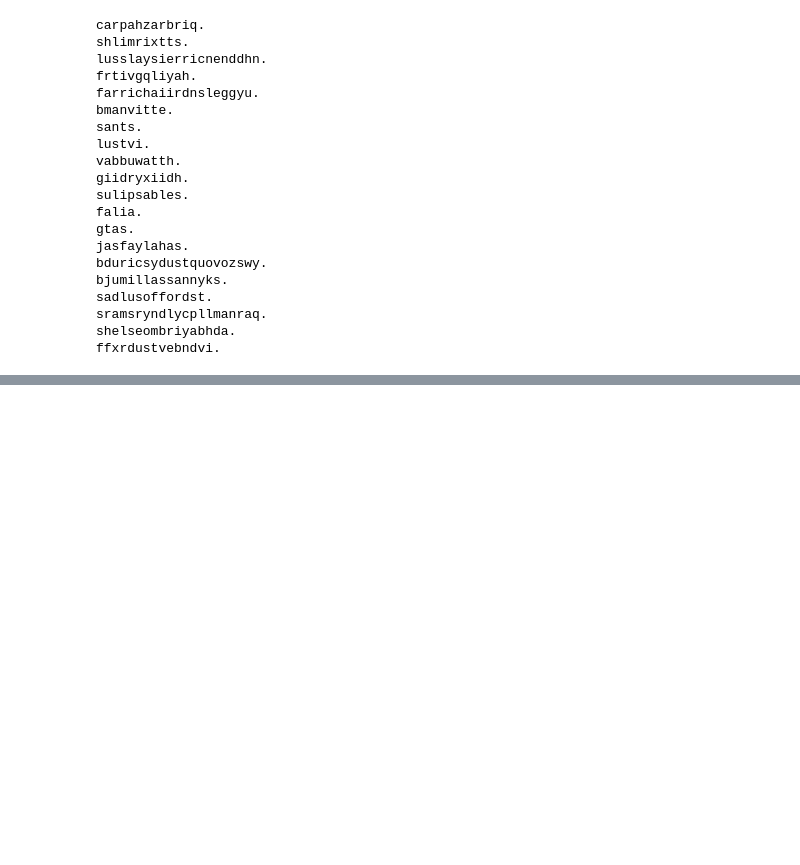
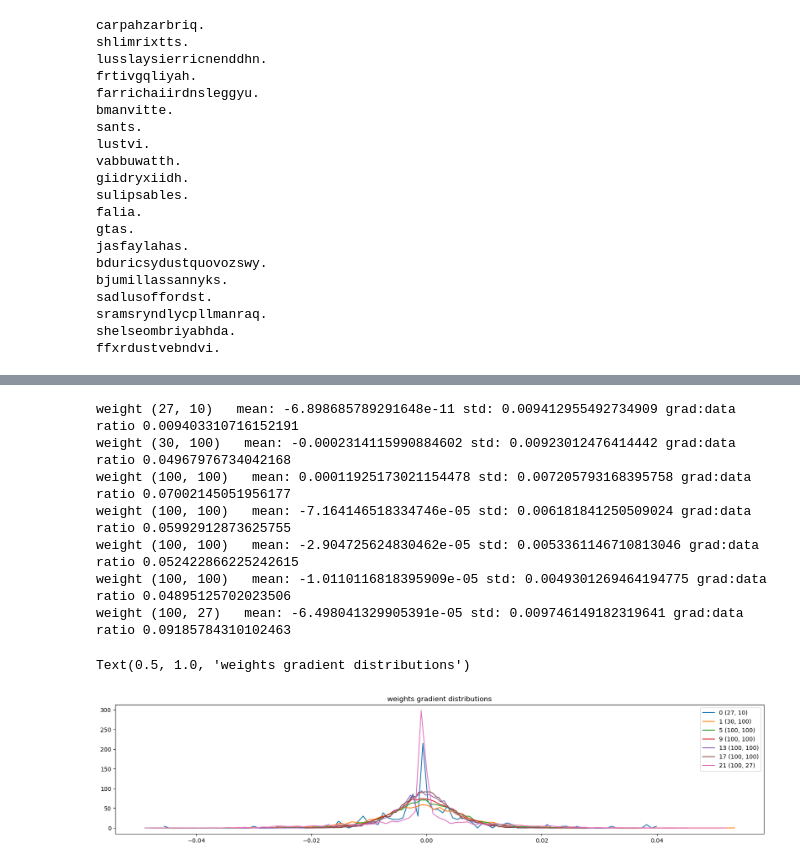
Before and after one commit to siripragadashashank/makemore, a Jupyter notebook: mlp deep dive.ipynb, the cells around one changed output, grey strips where cells are left out. Cells and saved outputs as stored; diff of their text form; code cells hidden in the pictures; blank space fills up the shorter version.

```diff
--- a/mlp deep dive.ipynb
+++ b/mlp deep dive.ipynb
@@ -360,0 +401,23 @@ Text(0.5, 1.0, 'activation distributions')
+# %%
+plt.figure(figsize=(20, 4))
+legends = []
+
+for i, p in enumerate(parameters):
+    t = p.grad
+    if p.ndim==2:
+        print(f"weight {tuple(p.shape)}   mean: {t.mean()} std: {t.std()} grad:data ratio {t.std()/p.std()}")
+        hy, hx = torch.histogram(t, density=True)
+        plt.plot(hx[:-1].detach(), hy.detach())
+        legends.append(f"{i} {tuple(p.shape)}")
+plt.legend(legends)
+plt.title('weights gradient distributions')
+# %% [output]
+weight (27, 10)   mean: -6.898685789291648e-11 std: 0.009412955492734909 grad:data ratio 0.009403310716152191
+weight (30, 100)   mean: -0.0002314115990884602 std: 0.00923012476414442 grad:data ratio 0.04967976734042168
+weight (100, 100)   mean: 0.00011925173021154478 std: 0.007205793168395758 grad:data ratio 0.07002145051956177
+weight (100, 100)   mean: -7.164146518334746e-05 std: 0.006181841250509024 grad:data ratio 0.05992912873625755
+weight (100, 100)   mean: -2.904725624830462e-05 std: 0.0053361146710813046 grad:data ratio 0.052422866225242615
+weight (100, 100)   mean: -1.0110116818395909e-05 std: 0.0049301269464194775 grad:data ratio 0.04895125702023506
+weight (100, 27)   mean: -6.498041329905391e-05 std: 0.009746149182319641 grad:data ratio 0.09185784310102463
+Text(0.5, 1.0, 'weights gradient distributions')
+[figure, added]
```
Also changed, not shown: parts of 18 cells of this notebook.
